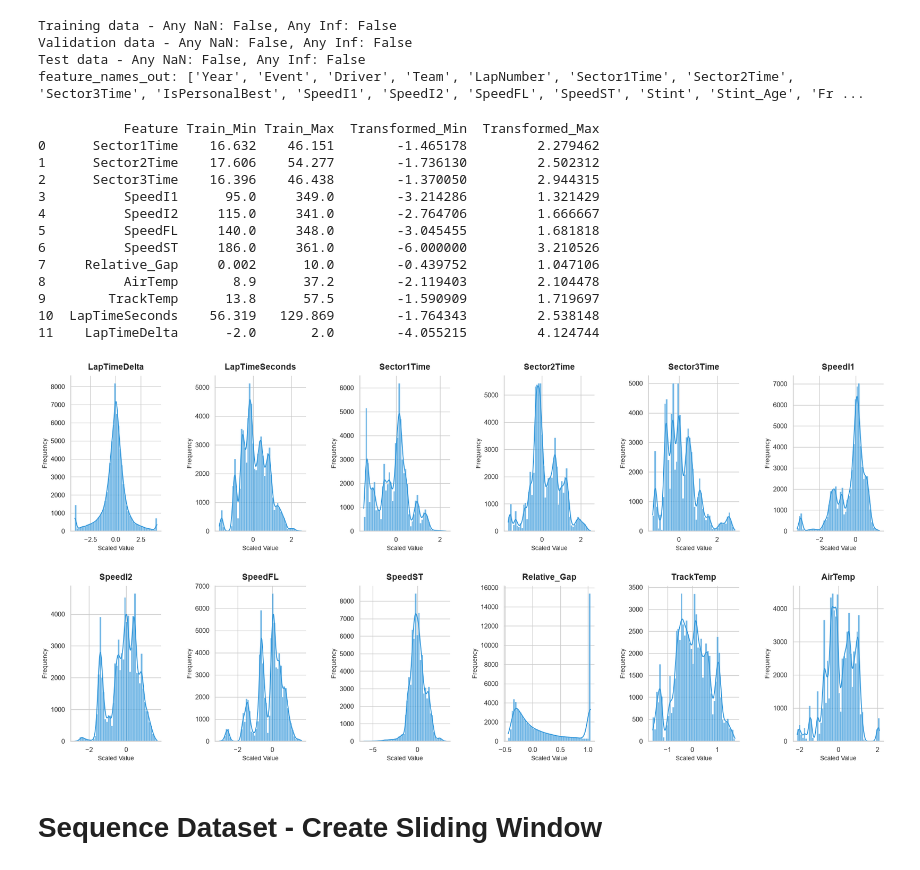
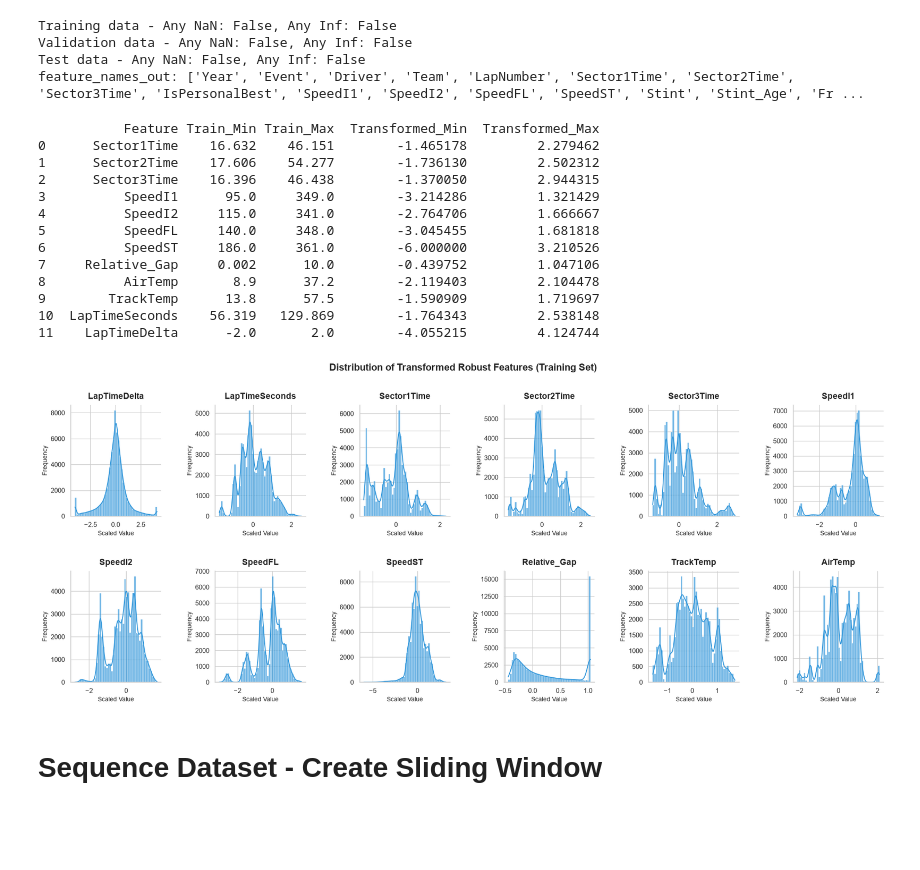
Before and after one commit to BevisWong76/f1-lap-time-predictor, a Jupyter notebook: f1_lap_time_prediction.ipynb, the cells around one changed output. Drawn from its saved outputs; the diff is of its cells as text; code cells hidden in the pictures; blank space fills up the shorter version.

```diff
--- a/f1_lap_time_prediction.ipynb
+++ b/f1_lap_time_prediction.ipynb
@@ -990,36 +990,37 @@ print(robust_feature_stats)
 
 # check the distribution of the transformed features to ensure they are within expected ranges
 sns.set_theme(style="whitegrid")
-plt.figure(figsize=(20, 10))
+plt.figure(figsize=(20, 8))
 
 for i, feature in enumerate(robust_features):
     if feature in feature_names:
         idx = feature_names.index(feature)
         ax = plt.subplot(2, 6, i + 1)
         sns.histplot(X_train[:, idx], bins=50, kde=True,
                      color='#3498db', edgecolor='white', alpha=0.7, ax=ax)
         ax.set_title(f'{feature}', fontsize=14, fontweight='bold', pad=10)
         ax.set_xlabel('Scaled Value', fontsize=10)
         ax.set_ylabel('Frequency', fontsize=10)
         sns.despine()
 plt.tight_layout(pad=3.0)
+plt.suptitle("Distribution of Transformed Robust Features (Training Set)", fontsize=16, fontweight='bold', y=1.02)
 plt.savefig(preprocessing_plots_dir / "03_Transformed_Robust_Features_Distribution.png", dpi=300)
 plt.show()
 # %% [output]
            Feature Train_Min Train_Max  Transformed_Min  Transformed_Max
 0      Sector1Time    16.632    46.151        -1.465178         2.279462
 1      Sector2Time    17.606    54.277        -1.736130         2.502312
 2      Sector3Time    16.396    46.438        -1.370050         2.944315
 3          SpeedI1      95.0     349.0        -3.214286         1.321429
 4          SpeedI2     115.0     341.0        -2.764706         1.666667
 5          SpeedFL     140.0     348.0        -3.045455         1.681818
 6          SpeedST     186.0     361.0        -6.000000         3.210526
 7     Relative_Gap     0.002      10.0        -0.439752         1.047106
 8          AirTemp       8.9      37.2        -2.119403         2.104478
 9        TrackTemp      13.8      57.5        -1.590909         1.719697
 10  LapTimeSeconds    56.319   129.869        -1.764343         2.538148
 11    LapTimeDelta      -2.0       2.0        -4.055215         4.124744
-[figure, old version]
+[figure, new version]
 # %% [markdown]
 # Sequence Dataset - Create Sliding Window
 # %%
```
Also changed, not shown: parts of 22 cells of this notebook, 28 other files.
